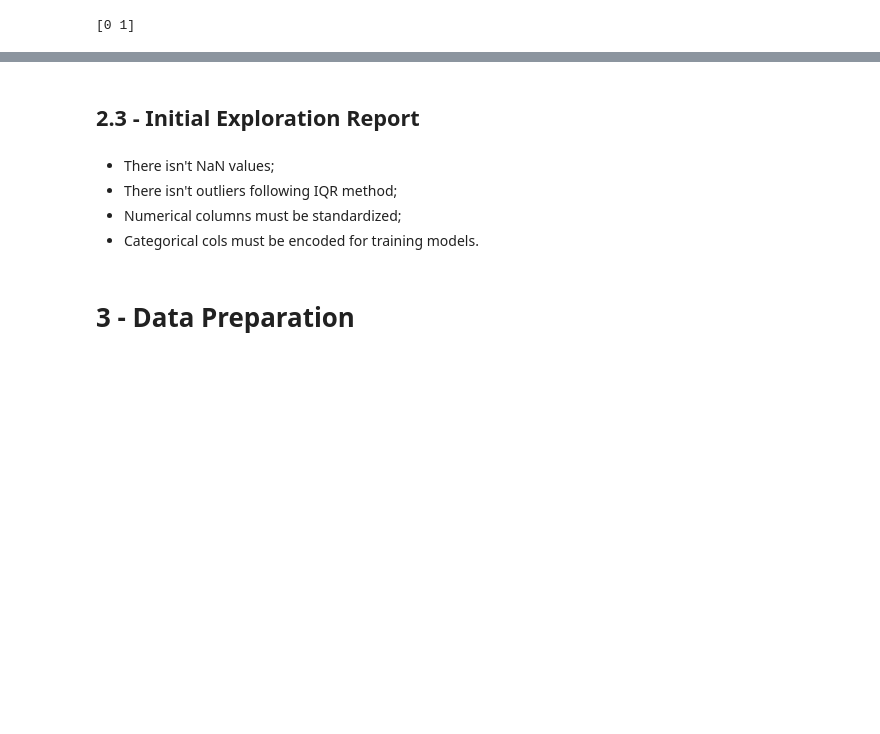
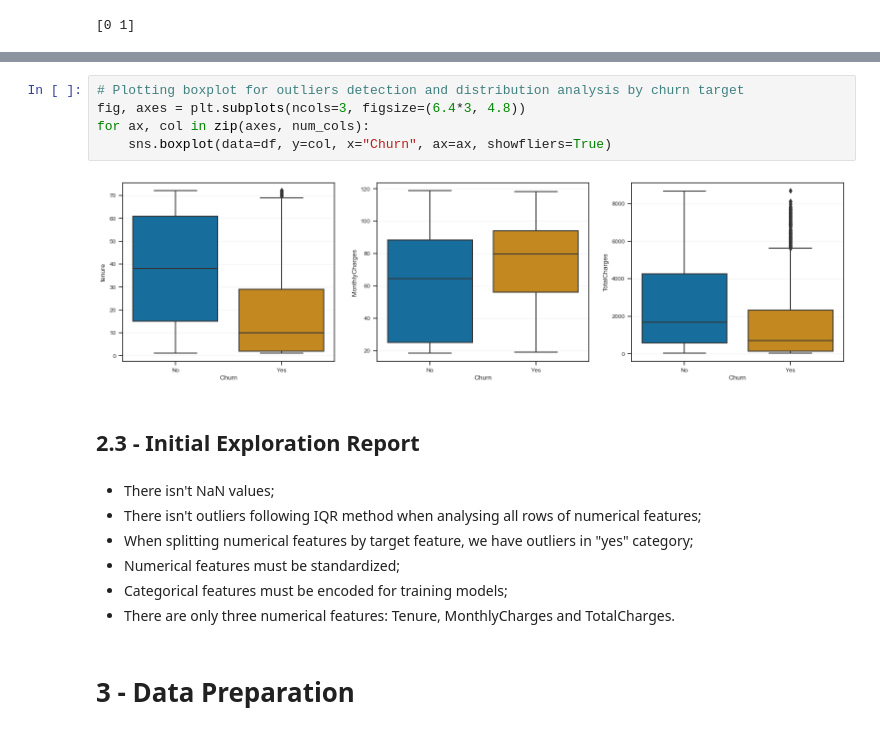
Before and after one commit to guipradow/churn_prediction, a Jupyter notebook: churn_prediction.ipynb, the cells around one changed output, grey strips where cells are left out. Saved outputs shown, nothing was run; the diff lists cells and outputs as text; blank space fills up the shorter version.

```diff
--- a/churn_prediction.ipynb
+++ b/churn_prediction.ipynb
@@ -147,9 +150,18 @@ for ax, col in zip(axes, num_cols):
+# %%
+# Plotting boxplot for outliers detection and distribution analysis by churn target
+fig, axes = plt.subplots(ncols=3, figsize=(6.4*3, 4.8))
+for ax, col in zip(axes, num_cols):
+    sns.boxplot(data=df, y=col, x="Churn", ax=ax, showfliers=True)
+# %% [output]
+[figure, added]
 # %% [markdown]
 ## 2.3 - Initial Exploration Report
 # %% [markdown]
 - There isn't NaN values;
-- There isn't outliers following IQR method;
-- Numerical columns must be standardized;
-- Categorical cols must be encoded for training models.
+- There isn't outliers following IQR method when analysing all rows of numerical features;
+- When splitting numerical features by target feature, we have outliers in "yes" category;
+- Numerical features must be standardized;
+- Categorical features must be encoded for training models;
+- There are only three numerical features: Tenure, MonthlyCharges and TotalCharges.
 # %% [markdown]
 # 3 - Data Preparation
```
Also changed, not shown: parts of 8 cells of this notebook.
